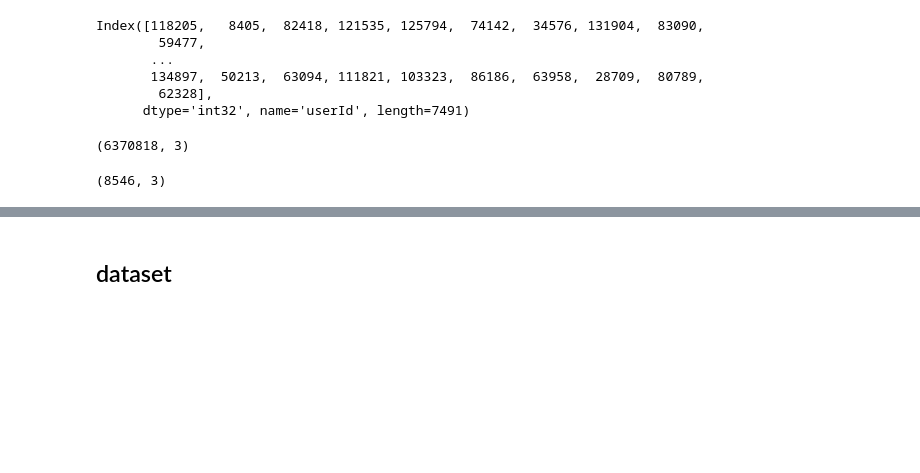
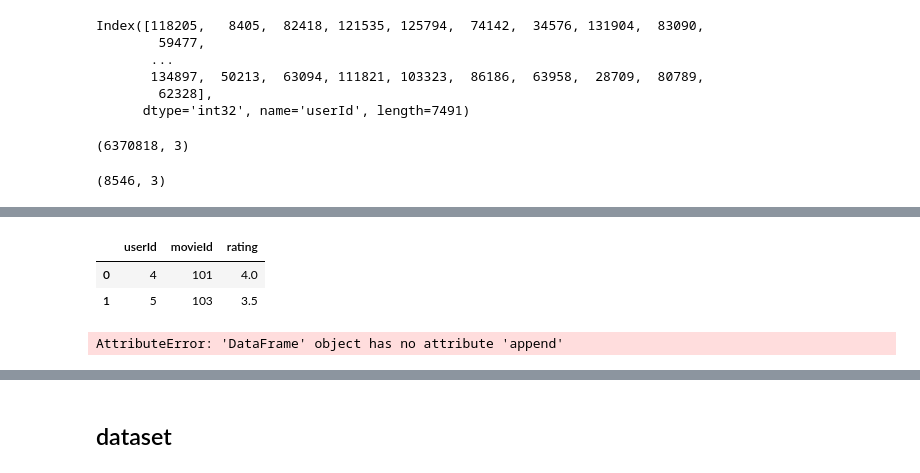
Before and after one commit to tikendraw/movie-recommender-system-collaborative-filtering, a Jupyter notebook: notebooks/recommeder_nb_main.ipynb, the cells around one changed output, grey strips where cells are left out. Drawn from its saved outputs; the diff is of its cells as text; code cells hidden in the pictures; blank space fills up the shorter version.

```diff
--- a/notebooks/recommeder_nb_main.ipynb
+++ b/notebooks/recommeder_nb_main.ipynb
@@ -293,0 +500,20 @@ new_user_df.to_csv(data_dir/'new_user_df.csv')
+# %%
+# Adding new rows
+new_rows_data = {
+    'userId': [4, 5],
+    'movieId': [101, 103],
+    'rating': [4.0, 3.5]
+}
+
+new_rows_df = pd.DataFrame(new_rows_data)
+new_rows_df
+# %% [output]
+|  | userId | movieId | rating |
+| 0 | 4 | 101 | 4.0 |
+| 1 | 5 | 103 | 3.5 |
+# %%
+pivot_table = pivot_table.append(new_rows_df.pivot_table(values='rating', index='userId', columns='movieId'))
+print("Updated pivot table:")
+print(pivot_table)
+# %% [output]
+AttributeError: 'DataFrame' object has no attribute 'append'
```
Also changed, not shown: parts of 39 cells of this notebook.
